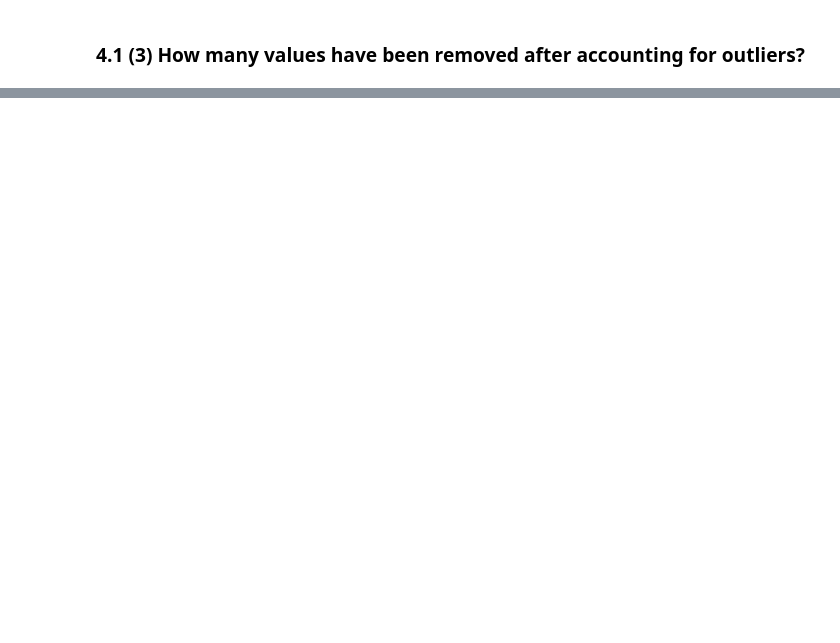
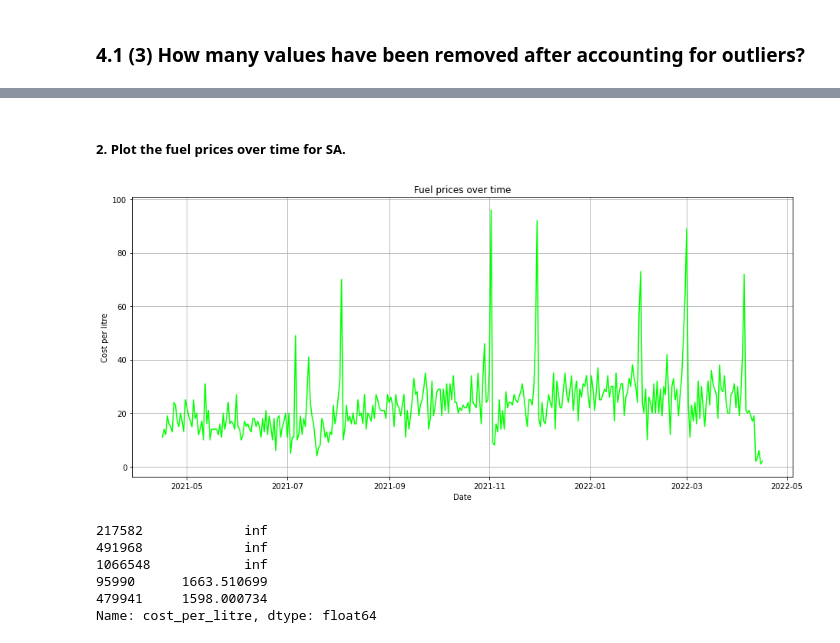
Before and after one commit to SeanMz28/IDVE_assignment1, a Jupyter notebook: assignment1.ipynb, the cells around one changed output, grey strips where cells are left out. Saved outputs shown, nothing was run; the diff lists cells and outputs as text; code cells hidden in the pictures; blank space fills up the shorter version.

```diff
--- a/assignment1.ipynb
+++ b/assignment1.ipynb
@@ -1009,0 +1074,3 @@ summary
+# %%
+df_sa = df[df['currency'] == 'R'][['date_fueled_dt', 'cost_per_litre']]
+df_sa
@@ -1009,0 +1091,28 @@ summary
+# %% [markdown]
+##### 2. Plot the fuel prices over time for SA.
+# %%
+#restrict data to one month back, as dates go back 10+ years!
+df_last_month = df_sa[df_sa['date_fueled_dt'] >= df_sa['date_fueled_dt'].max() - pd.offsets.DateOffset(months=12)] #filter data to the past 2 months
+
+#plotting line graph
+unique_users_per_day = df_last_month.groupby(df_last_month['date_fueled_dt'].dt.date)['cost_per_litre'].nunique()
+
+plt.figure(figsize=(13, 6))
+unique_users_per_day.plot(kind='line', color='lime')
+plt.title('Fuel prices over time')
+plt.xlabel('Date')
+plt.ylabel('Cost per litre')
+plt.grid()
+plt.tight_layout()
+plt.show()
+# %% [output]
+[figure, added]
+# %%
+df_sa['cost_per_litre'].nlargest(5)
+# %% [output]
+217582             inf
+491968             inf
+1066548            inf
+95990      1663.510699
+479941     1598.000734
+Name: cost_per_litre, dtype: float64
```
Also changed, not shown: parts of 12 cells of this notebook.
